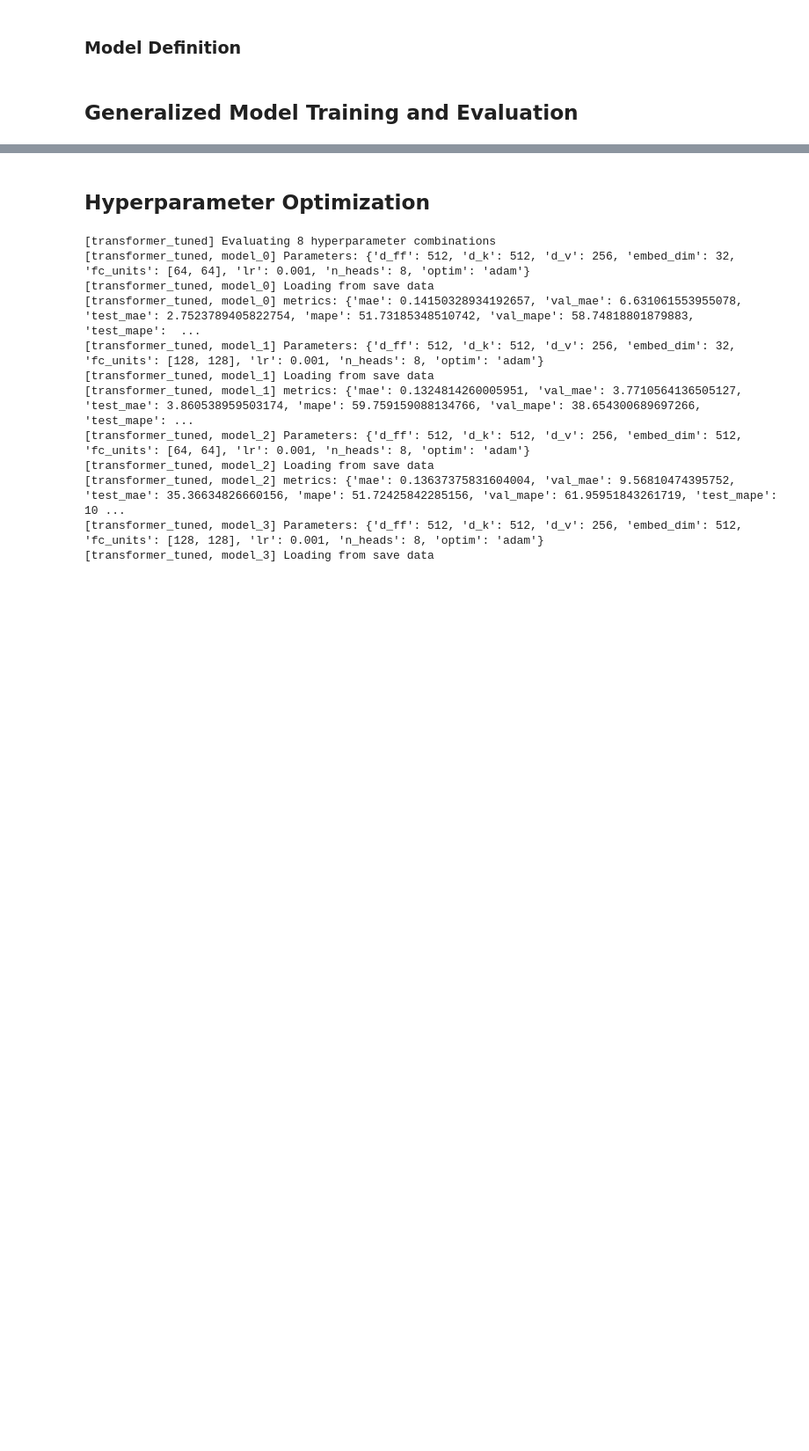
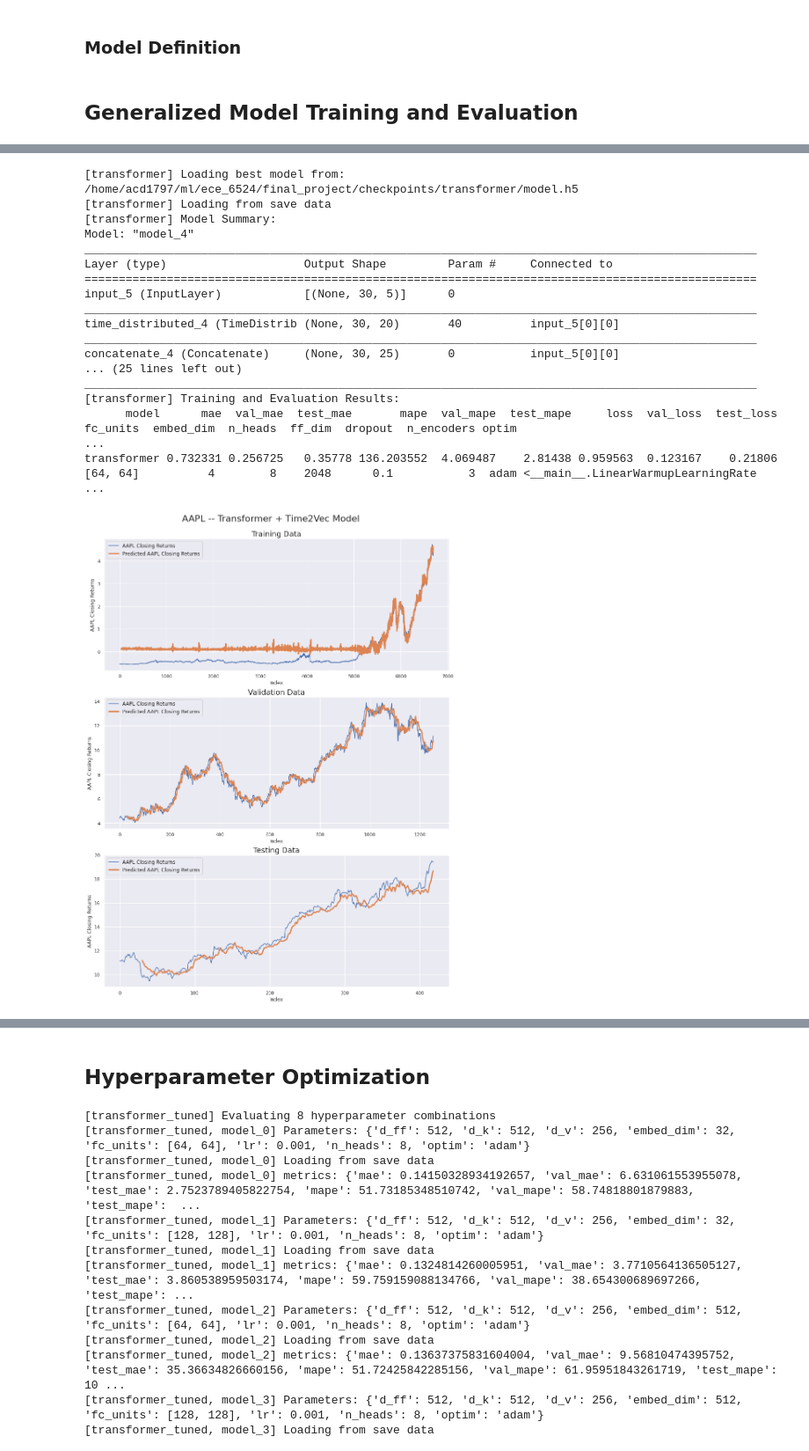
Before and after one commit to zanderman/stock-forecasting-transformer, a Jupyter notebook: forecast_transformer.ipynb, the cells around one changed output, grey strips where cells are left out. Shown at 88% size. Cells and saved outputs as stored; diff of their text form; code cells hidden in the pictures; blank space fills up the shorter version.

```diff
--- a/forecast_transformer.ipynb
+++ b/forecast_transformer.ipynb
@@ -1821,0 +1817,61 @@ transformer 0.374904 2.017507  1.334528 95.872574 44.674492  24.555496 0.33342
+# %%
+# Create model building function.
+builder = build_model_from_hparams(build_transformer_encoder_net)
+
+# Define model parameters.
+params = dict(
+    fc_units=[64,64],
+    embed_dim=4,
+    n_heads=8,
+    ff_dim=2048,
+    dropout=0.1,
+    n_encoders=3,
+    optim='adam',
+    lr=lr_schedule,
+)
+
+# Define model compilation parameters.
+# (i.e., loss, metrics, etc.)
+compile_params = dict(
+    loss='mse',
+    metrics=['mae', 'mape'],
+)
+
+# Train and evaluate the model on the desired stock data.
+# model, hist, met, params, df = train_evaluate_for_dataset(
+_ = train_evaluate_for_dataset(
+    model_name='transformer',
+    build_model_func=builder,
+    params=params,
+    compile_params=compile_params,
+    assets=assets,
+    in_seq_len=in_seq_len,
+    out_seq_len=out_seq_len,
+    shift=shift,
+    split=split,
+    in_feat=in_feat,
+    out_feat=out_feat,
+    batch_size=batch_size,
+    shuffle=shuffle,
+    strategy=strategy,
+    epochs=epochs,
+)
+# %% [output]
+[transformer] Loading best model from: /home/acd1797/ml/ece_6524/final_project/checkpoints/transformer/model.h5
+[transformer] Loading from save data
+[transformer] Model Summary:
+Model: "model_4"
+__________________________________________________________________________________________________
+Layer (type)                    Output Shape         Param #     Connected to
+==================================================================================================
+input_5 (InputLayer)            [(None, 30, 5)]      0
+__________________________________________________________________________________________________
+time_distributed_4 (TimeDistrib (None, 30, 20)       40          input_5[0][0]
+__________________________________________________________________________________________________
+concatenate_4 (Concatenate)     (None, 30, 25)       0           input_5[0][0]
+... (25 lines left out)
+__________________________________________________________________________________________________
+[transformer] Training and Evaluation Results:
+      model      mae  val_mae  test_mae       mape  val_mape  test_mape     loss  val_loss  test_loss fc_units  embed_dim  n_heads  ff_dim  dropout  n_encoders optim                                    ...
+transformer 0.732331 0.256725   0.35778 136.203552  4.069487    2.81438 0.959563  0.123167    0.21806 [64, 64]          4        8    2048      0.1           3  adam <__main__.LinearWarmupLearningRate ...
+[figure, added]
```
Also changed, not shown: parts of 12 cells of this notebook.
